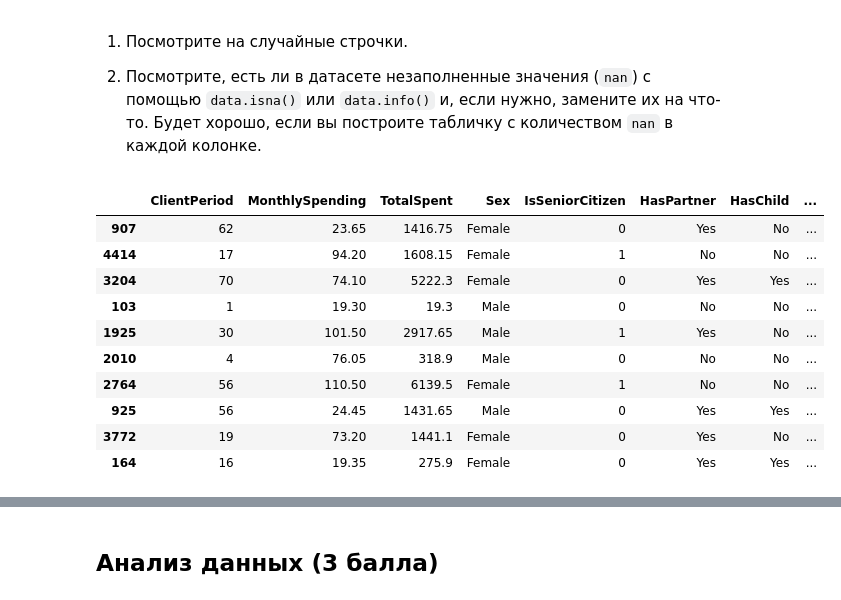
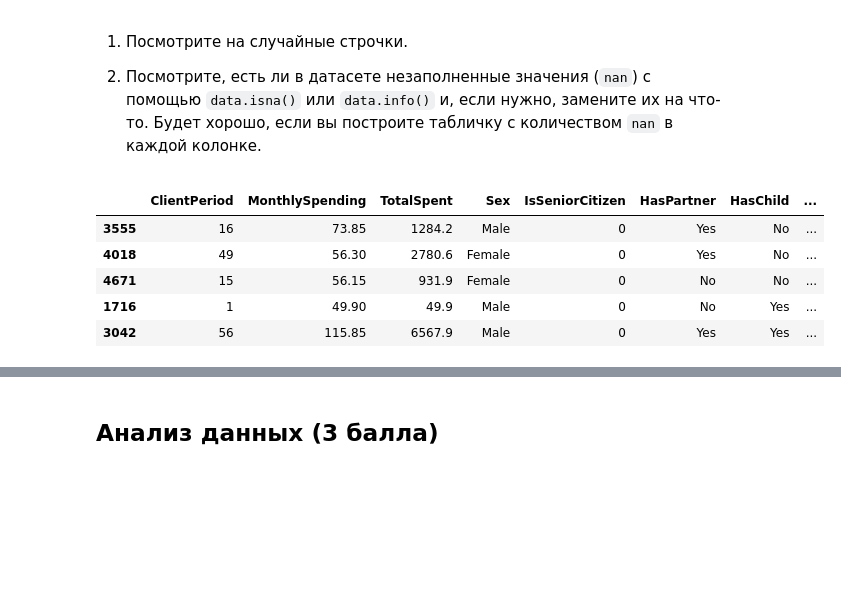
Before and after one commit to nalysann/dlschool, a Jupyter notebook: 12_kaggle_competitions/churn/baseline.ipynb, the cells around one changed output, grey strips where cells are left out. Saved outputs shown, nothing was run; the diff lists cells and outputs as text; code cells hidden in the pictures; blank space fills up the shorter version.

```diff
--- a/12_kaggle_competitions/churn/baseline.ipynb
+++ b/12_kaggle_competitions/churn/baseline.ipynb
@@ -69,7 +69,9 @@ from matplotlib import pyplot as plt
 
 2. Посмотрите, есть ли в датасете незаполненные значения (`nan`) с помощью `data.isna()` или `data.info()` и, если нужно, замените их на что-то. Будет хорошо, если вы построите табличку с количеством `nan` в каждой колонке.
 # %%
-data = pd.read_csv('data/train.csv')
+# загрузим данные
+data_train = pd.read_csv('data/train.csv')
+data_test = pd.read_csv('data/test.csv')
 # %%
 # для вашего удобства списки с именами разных колонок
 
@@ -104,16 +107,11 @@ feature_cols = num_cols + cat_cols
 target_col = 'Churn'
 # %%
-# помотрим на 10 случайных строк датасета
-data.sample(10)
+# помотрим на 5 случайных строк обучающего датасета
+data_train.sample(5)
 # %% [output]
 |  | ClientPeriod | MonthlySpending | TotalSpent | Sex | IsSeniorCitizen | HasPartner | HasChild | ... |
-| 907 | 62 | 23.65 | 1416.75 | Female | 0 | Yes | No | ... |
-| 4414 | 17 | 94.20 | 1608.15 | Female | 1 | No | No | ... |
-| 3204 | 70 | 74.10 | 5222.3 | Female | 0 | Yes | Yes | ... |
-| 103 | 1 | 19.30 | 19.3 | Male | 0 | No | No | ... |
-| 1925 | 30 | 101.50 | 2917.65 | Male | 1 | Yes | No | ... |
-| 2010 | 4 | 76.05 | 318.9 | Male | 0 | No | No | ... |
-| 2764 | 56 | 110.50 | 6139.5 | Female | 1 | No | No | ... |
-| 925 | 56 | 24.45 | 1431.65 | Male | 0 | Yes | Yes | ... |
-| 3772 | 19 | 73.20 | 1441.1 | Female | 0 | Yes | No | ... |
-| 164 | 16 | 19.35 | 275.9 | Female | 0 | Yes | Yes | ... |
+| 3555 | 16 | 73.85 | 1284.2 | Male | 0 | Yes | No | ... |
+| 4018 | 49 | 56.30 | 2780.6 | Female | 0 | Yes | No | ... |
+| 4671 | 15 | 56.15 | 931.9 | Female | 0 | No | No | ... |
+| 1716 | 1 | 49.90 | 49.9 | Male | 0 | No | Yes | ... |
+| 3042 | 56 | 115.85 | 6567.9 | Male | 0 | Yes | Yes | ... |
```
Also changed, not shown: parts of 9 cells of this notebook.
